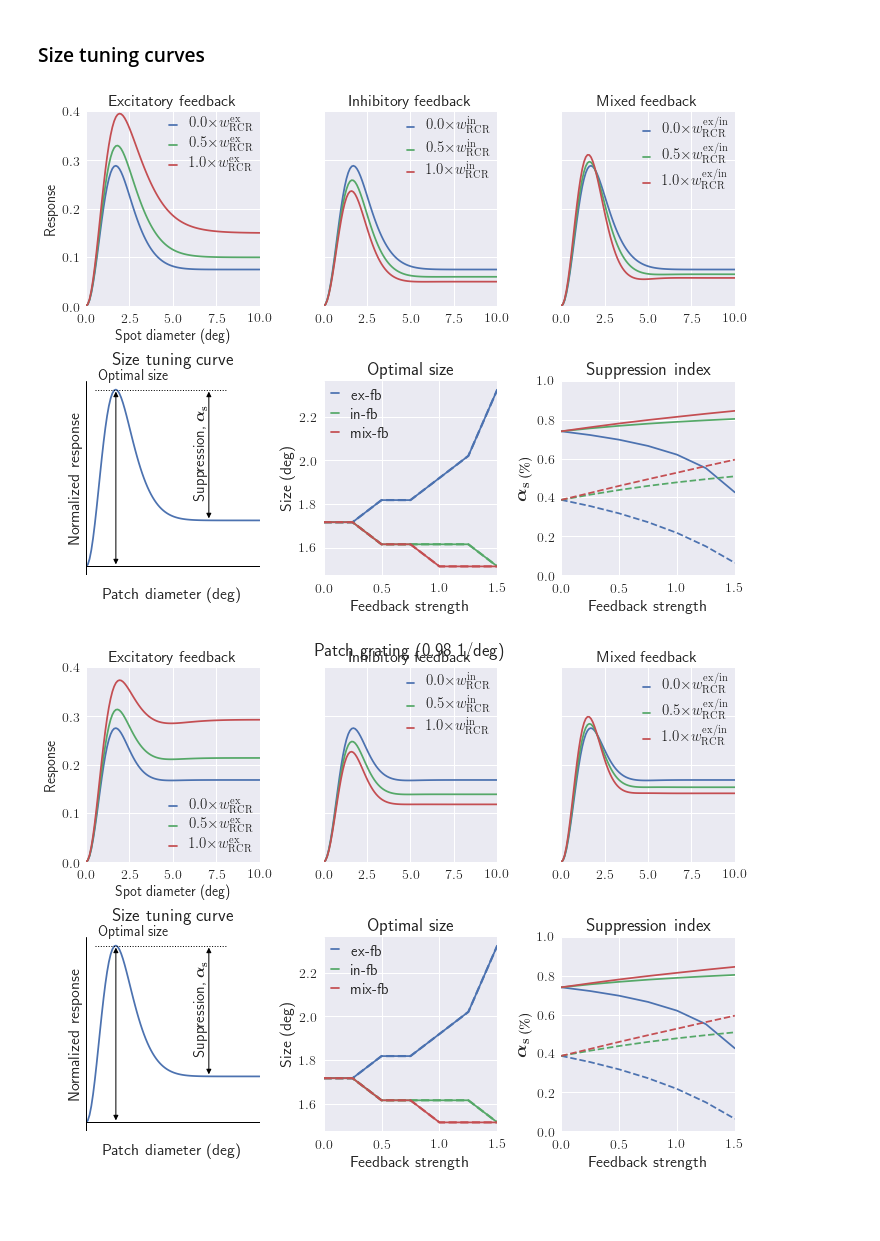
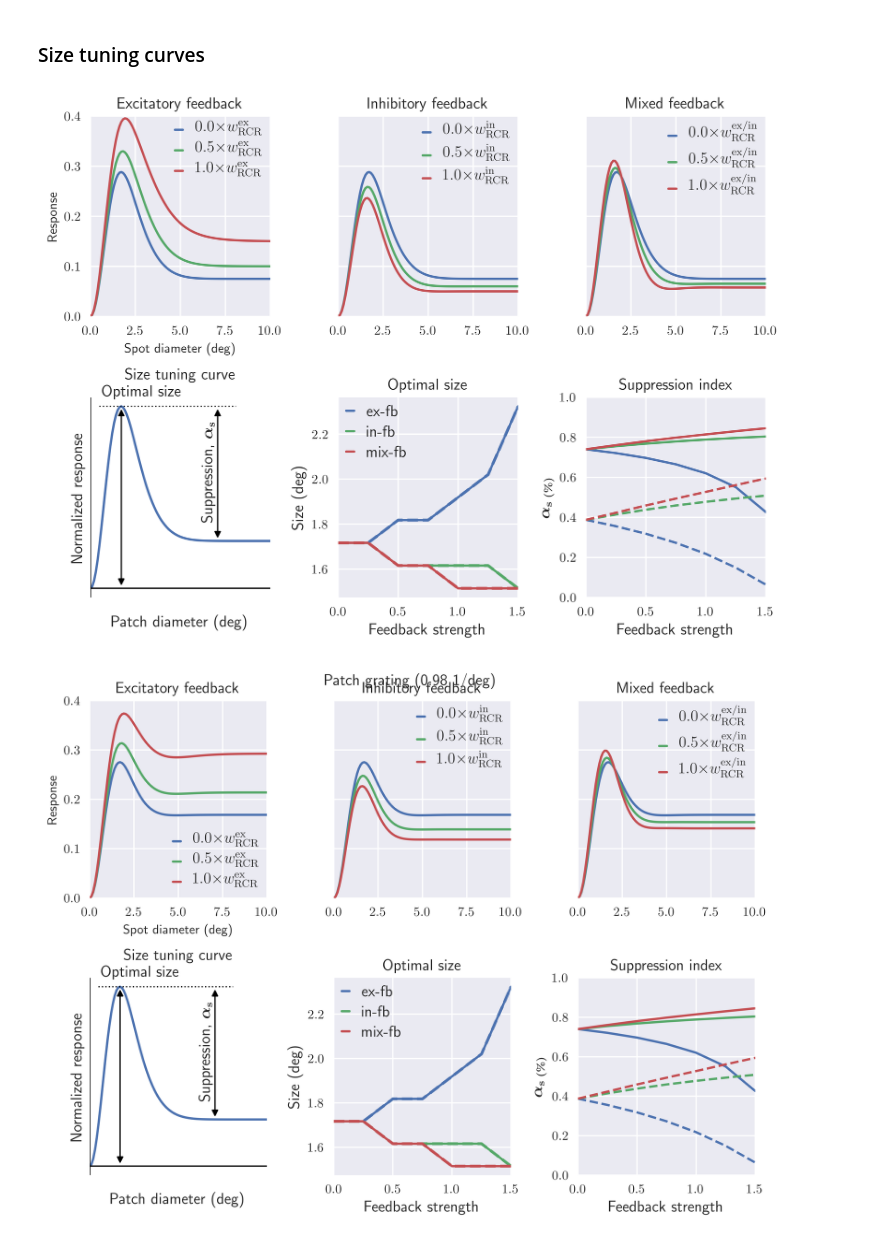
Before and after one commit to miladh/edog-simulations, a Jupyter notebook: size_tuning/size_tuning.ipynb, the cells around one changed output. Cells and saved outputs as stored; diff of their text form; code cells hidden in the pictures; blank space fills up the shorter version.

```diff
--- a/size_tuning/size_tuning.ipynb
+++ b/size_tuning/size_tuning.ipynb
@@ -129,11 +129,11 @@ labels = [r"$w^\mathrm{ex}_{\mathrm{RCR}}$", r"$w^\mathrm{in}_{\mathrm{RCR}}$",
           r"$w^\mathrm{ex/in}_{\mathrm{RCR}}$"]
 
 for k in k_id:
-    fig, ((ax1, ax2, ax3), (ax4, ax5, ax6)) = plt.subplots(2, 3, figsize=(10, 7.5))
+    fig, ((ax1, ax2, ax3), (ax4, ax5, ax6)) = plt.subplots(2, 3, figsize=(8, 6))
     fig.subplots_adjust(hspace=0.5)
     if k > 0.0:
         wavenumber=network.integrator.spatial_angular_freqs[int(k)]
-        fig.text(0.39, 0.97, ("Patch grating ({})").format(round(wavenumber, 2)), fontsize=18)
+        fig.text(0.39, 0.97, ("Patch grating ({})").format(round(wavenumber, 2)), fontsize=12)
 
     # Size tuning curves:
     for ax, w_rc, curves, title, label in zip([ax1, ax2, ax3],
@@ -148,7 +148,7 @@ for k in k_id:
 
         ax.set_xlim([0, 10])
         ax.set_ylim([0, 0.4])
-        ax.legend(fontsize=15, handlelength=0.5, labelspacing=0.4, borderpad=0.0)
+        ax.legend(fontsize=12, handlelength=0.5, labelspacing=0.4, borderpad=0.0)
         ax.set_title(title)
 
 
@@ -165,10 +165,10 @@ for k in k_id:
     ax5.plot(w_rc_in, size_tuning["fb_in"][2.0]["cen_size"], 'C1--', lw=2.2)
     ax5.plot(w_rc_mix, size_tuning["fb_mix"][2.0]["cen_size"], 'C2--', lw=2.2)
 
-    ax5.legend(fontsize=15, handlelength=0.5, labelspacing=0.4, borderpad=0.0)
-    ax5.set_title("Optimal size", fontsize=18)
-    ax5.set_ylabel("Size (deg)", fontsize=16)
-    ax5.set_xlabel("Feedback strength", fontsize=16)
+    ax5.legend(fontsize=12, handlelength=0.5, labelspacing=0.4, borderpad=0.0)
+    ax5.set_title("Optimal size", fontsize=12)
+    ax5.set_ylabel("Size (deg)", fontsize=12)
+    ax5.set_xlabel("Feedback strength", fontsize=12)
     ax5.set_xlim([0, 1.5])
 
     # suppression index
@@ -179,9 +179,9 @@ for k in k_id:
     ax6.plot(w_rc_in, size_tuning["fb_in"][2.0]["supp_index"], 'C1--')
     ax6.plot(w_rc_mix, size_tuning["fb_mix"][2.0]["supp_index"], 'C2--')
 
-    ax6.set_title(r"Suppression index", fontsize=18)
-    ax6.set_ylabel(r"$\boldsymbol{\alpha_\mathrm{s\;(\%)}}$", fontsize=18)
-    ax6.set_xlabel("Feedback strength", fontsize=16)
+    ax6.set_title(r"Suppression index", fontsize=12)
+    ax6.set_ylabel(r"$\boldsymbol{\alpha_\mathrm{s\;(\%)}}$", fontsize=12)
+    ax6.set_xlabel("Feedback strength", fontsize=12)
 
     ax6.set_xlim([0, 1.5])
     ax6.set_ylim([0, 1])
@@ -194,9 +194,9 @@ for k in k_id:
 
     ax4.plot(patch_diameter, norm_curve)
     ax4.set_xlim([0, 10])
-    ax4.set_ylabel("Normalized response", fontsize=16)
-    ax4.set_xlabel("Patch diameter (deg)", labelpad=20, fontsize=16)
-    ax4.set_title("Size tuning curve", y=1.05, fontsize=18)
+    ax4.set_ylabel("Normalized response", fontsize=12)
+    ax4.set_xlabel("Patch diameter (deg)", labelpad=20, fontsize=12)
+    ax4.set_title("Size tuning curve", y=1.05, fontsize=12)
 
     ax4.spines['left'].set_position(('data', 0))
     ax4.spines['right'].set_color('none')
@@ -207,34 +207,34 @@ for k in k_id:
     ax4.yaxis.set_ticks_position('none')
 
     ax4.set_yticks([])
     ax4.set_xticks([])
 
     ax4.grid(False)
 
     ax4.set_facecolor("w")
     ax4.axhline(y=0, color='k', linewidth=1.)
     ax4.axvline(x=0, color='k', linewidth=1.)
 
 
     max_id = np.where(norm_curve == norm_curve.max())
     xmax = patch_diameter[max_id].magnitude
     ymax = norm_curve.max()
     xsteady = patch_diameter[-30].magnitude
     ysteady = norm_curve[-30]
 
     ax4.plot([0.5, patch_diameter[-20]], [ymax, ymax], color='k', linewidth=1, linestyle=":")
 
     ax4.annotate("Optimal size", xy=(xmax-1., ymax+ymax*0.05), xycoords='data', xytext=(-1, +1),
-                 textcoords='offset points', fontsize=14)
+                 textcoords='offset points', fontsize=12)
     ax4.annotate("", xy=(xmax, 0), xycoords='data', xytext=(xmax, ymax), textcoords='data',
                  arrowprops={'arrowstyle': '<|-|>', 'linestyle': '-', 'linewidth': 1, 'color': 'k'})
 
     ax4.annotate(r"Suppression, $\boldsymbol{\alpha_\mathrm{s}}$", xy=(xsteady-0.7, (ymax-ysteady)*1.15),
-                 xycoords='data', xytext=(-1, +1), textcoords='offset points', rotation=90, fontsize=15)
+                 xycoords='data', xytext=(-1, +1), textcoords='offset points', rotation=90, fontsize=12)
     ax4.annotate("", xy=(xsteady, ysteady), xycoords='data', xytext=(xsteady, ymax), textcoords='data',
                  arrowprops={'arrowstyle': '<|-|>', 'linestyle': '-', 'linewidth': 1, 'color': 'k'})
 
     fig.tight_layout()
 # %% [output]
-[figure, old version]
+[figure, new version]
-[figure, old version]
+[figure, new version]
```
Also changed, not shown: parts of 2 cells of this notebook, 12 other files.
